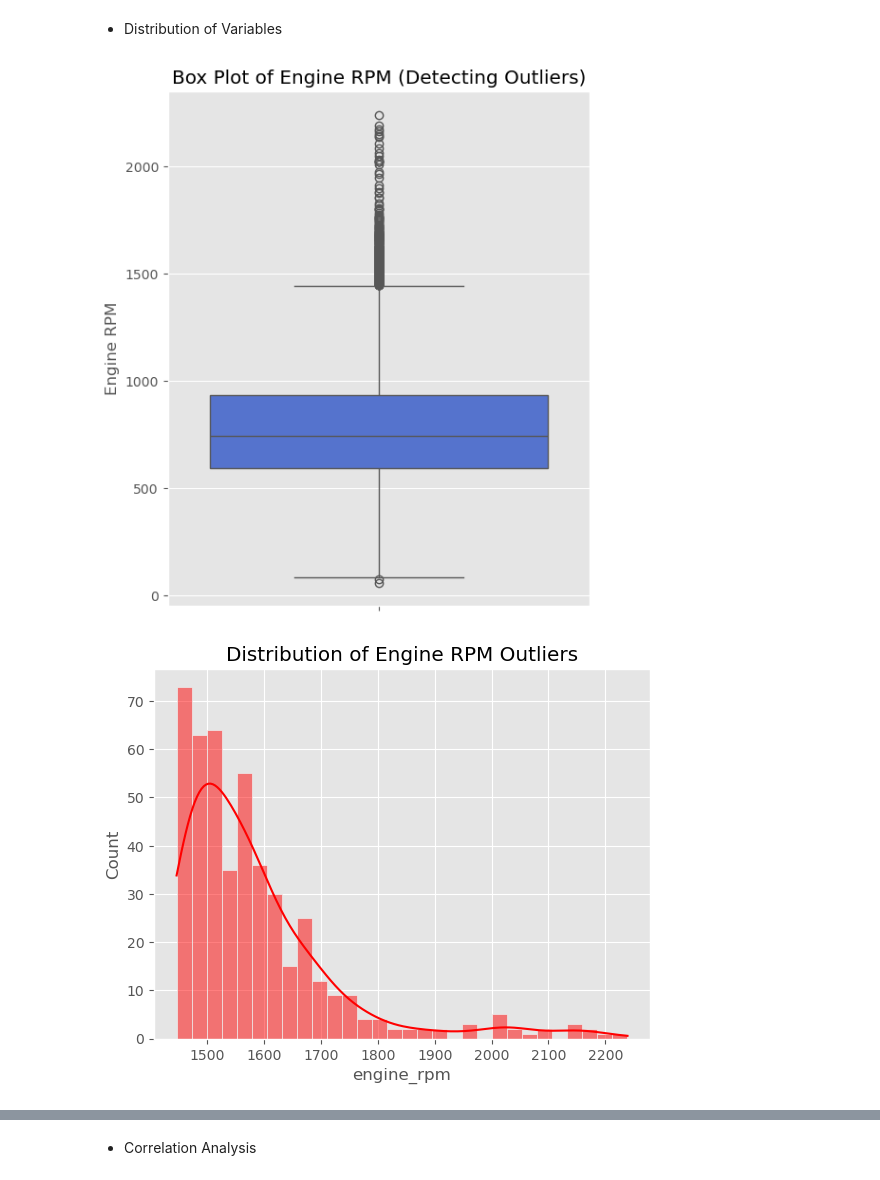
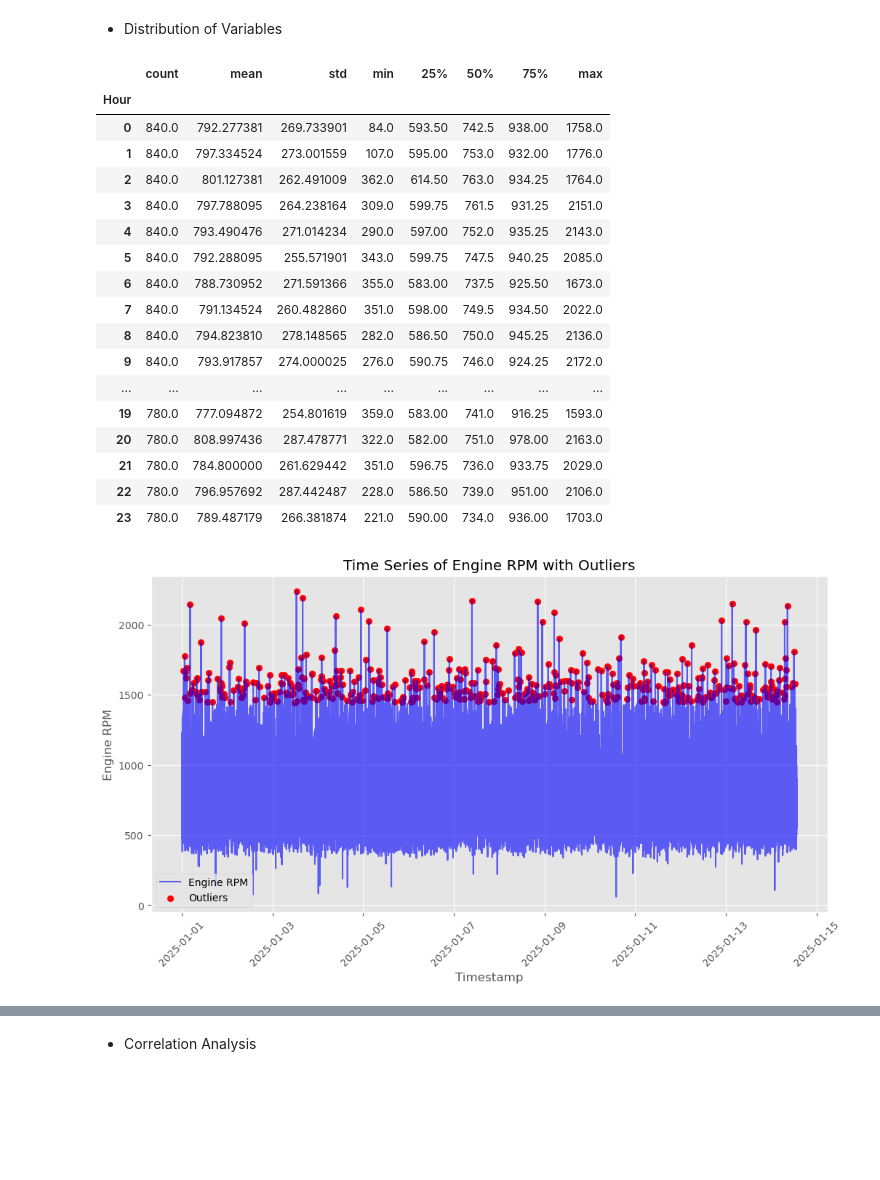
Before and after one commit to Okwy009/Automotive_Vehicles_Engine, a Jupyter notebook: Project/2_EDA_Intro.ipynb, the cells around one changed output, grey strips where cells are left out. Drawn from its saved outputs; the diff is of its cells as text; code cells hidden in the pictures; blank space fills up the shorter version.

```diff
--- a/Project/2_EDA_Intro.ipynb
+++ b/Project/2_EDA_Intro.ipynb
@@ -34,24 +34,6 @@ dtypes: datetime64[ns](1), float64(8), int64(4)
 memory usage: 1.9 MB
 # %% [markdown]
 - Distribution of Variables
-# %%
-# Set plot style
-plt.style.use("ggplot")
-
-# Create a figure
-plt.figure(figsize=(10, 6))
-
-# Box Plot for Outliers
-plt.subplot(1, 2, 1)
-sns.boxplot(y=engine_data['engine_rpm'], color="royalblue")
-plt.title("Box Plot of Engine RPM (Detecting Outliers)")
-plt.ylabel("Engine RPM")
-
-# Show the plots
-plt.tight_layout()
-plt.show()
-# %% [output]
-[figure, removed]
 # %%
 # Calculate Q1, Q3, and IQR for 'engine_rpm'
 Q1 = engine_data['engine_rpm'].quantile(0.25)
@@ -70,10 +52,34 @@ percent_outliers = (num_outliers / len(engine_data)) * 100
 
 # Group by hour to check if outliers occur more during certain hours of the day (e.g., during startup).
 engine_data.groupby('Hour')['engine_rpm'].describe()
-
-# Use a histogram or KDE plot to see where outliers cluster.
-sns.histplot(outliers['engine_rpm'], bins=30, kde=True, color='red')
-plt.title('Distribution of Engine RPM Outliers')
-plt.show()
 # %% [output]
-[figure, removed]
+|  | count | mean | std | min | 25% | 50% | 75% | max |
+| Hour |  |  |  |  |  |  |  |  |
+| 0 | 840.0 | 792.277381 | 269.733901 | 84.0 | 593.50 | 742.5 | 938.00 | 1758.0 |
+| 1 | 840.0 | 797.334524 | 273.001559 | 107.0 | 595.00 | 753.0 | 932.00 | 1776.0 |
+| 2 | 840.0 | 801.127381 | 262.491009 | 362.0 | 614.50 | 763.0 | 934.25 | 1764.0 |
+| 3 | 840.0 | 797.788095 | 264.238164 | 309.0 | 599.75 | 761.5 | 931.25 | 2151.0 |
+| 4 | 840.0 | 793.490476 | 271.014234 | 290.0 | 597.00 | 752.0 | 935.25 | 2143.0 |
+| 5 | 840.0 | 792.288095 | 255.571901 | 343.0 | 599.75 | 747.5 | 940.25 | 2085.0 |
+| 6 | 840.0 | 788.730952 | 271.591366 | 355.0 | 583.00 | 737.5 | 925.50 | 1673.0 |
+| 7 | 840.0 | 791.134524 | 260.482860 | 351.0 | 598.00 | 749.5 | 934.50 | 2022.0 |
+| 8 | 840.0 | 794.823810 | 278.148565 | 282.0 | 586.50 | 750.0 | 945.25 | 2136.0 |
+| 9 | 840.0 | 793.917857 | 274.000025 | 276.0 | 590.75 | 746.0 | 924.25 | 2172.0 |
+| ... | ... | ... | ... | ... | ... | ... | ... | ... |
+| 19 | 780.0 | 777.094872 | 254.801619 | 359.0 | 583.00 | 741.0 | 916.25 | 1593.0 |
+| 20 | 780.0 | 808.997436 | 287.478771 | 322.0 | 582.00 | 751.0 | 978.00 | 2163.0 |
+| 21 | 780.0 | 784.800000 | 261.629442 | 351.0 | 596.75 | 736.0 | 933.75 | 2029.0 |
+| 22 | 780.0 | 796.957692 | 287.442487 | 228.0 | 586.50 | 739.0 | 951.00 | 2106.0 |
+| 23 | 780.0 | 789.487179 | 266.381874 | 221.0 | 590.00 | 734.0 | 936.00 | 1703.0 |
+# %%
+plt.figure(figsize=(12, 6))
+plt.plot(engine_data['Timestamp'], engine_data['engine_rpm'], label='Engine RPM', color='blue', alpha=0.6)
+plt.scatter(outliers['Timestamp'], outliers['engine_rpm'], color='red', label='Outliers', marker='o')
+plt.xlabel('Timestamp')
+plt.ylabel('Engine RPM')
+plt.title('Time Series of Engine RPM with Outliers')
+plt.legend()
+plt.xticks(rotation=45)
+plt.show()
+# %% [output]
+[figure, added]
```
Also changed, not shown: parts of 2 cells of this notebook, 3 other files.
